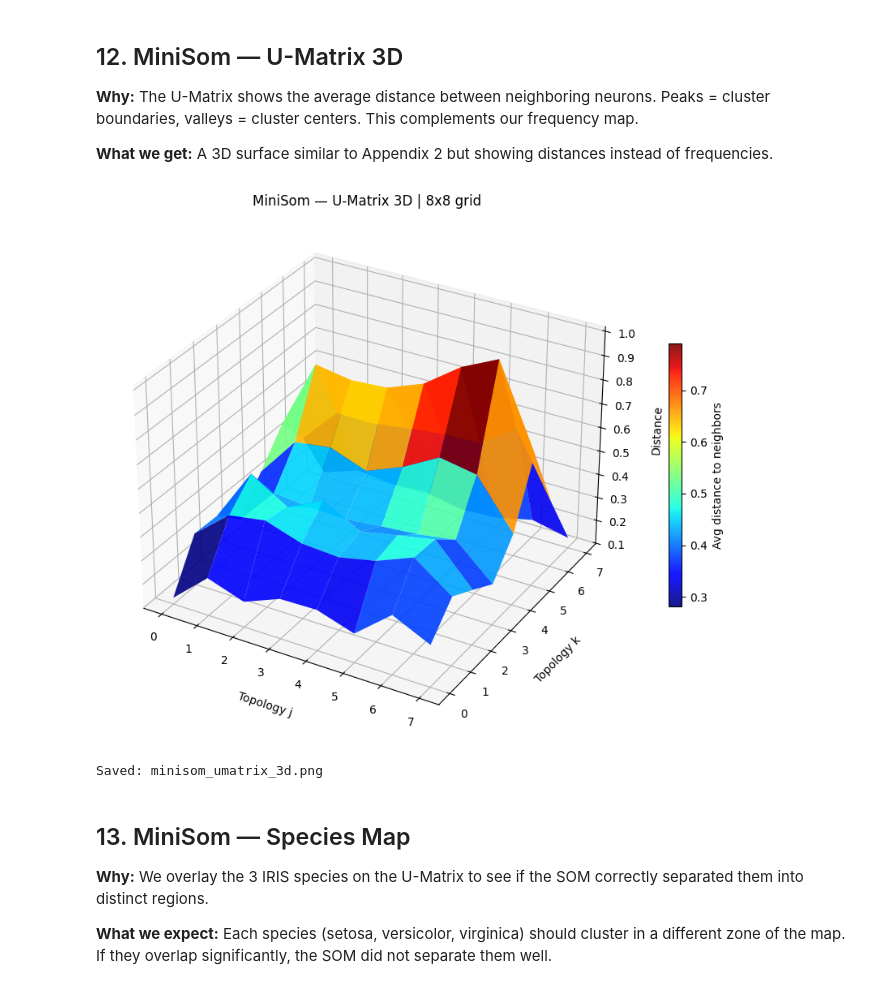
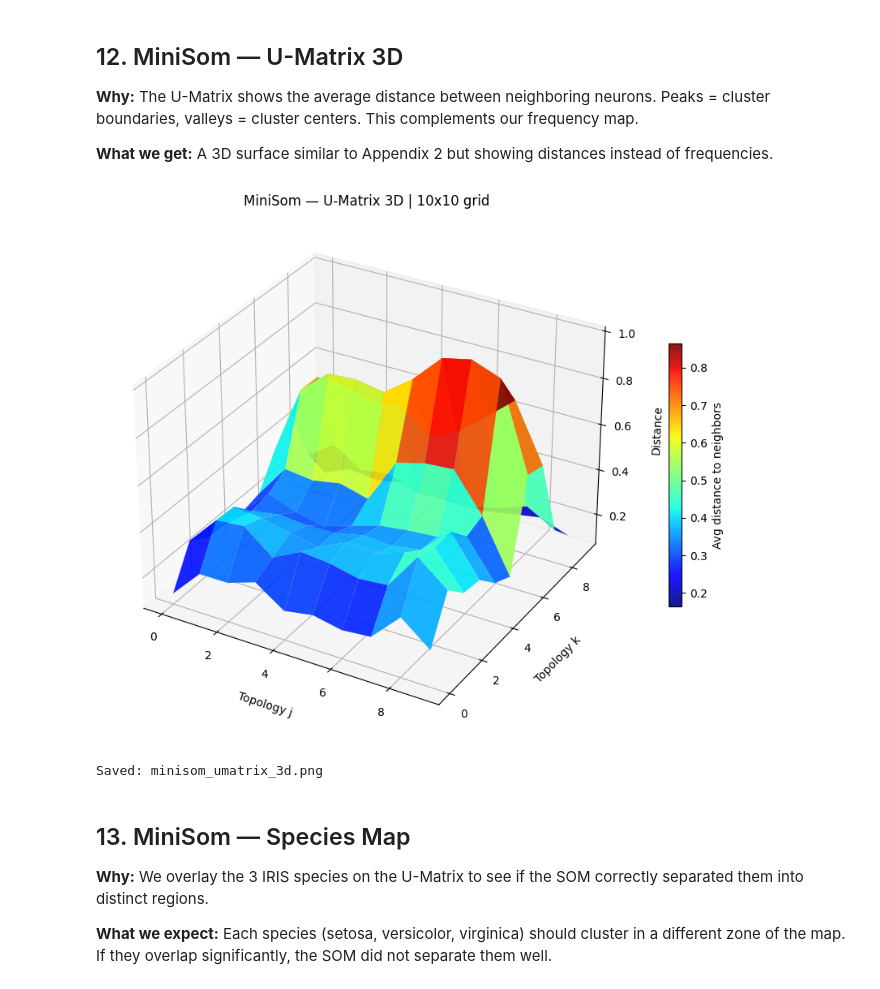
Before and after one commit to userrrcv/Data-Mining-, a Jupyter notebook: Homework2/SOM_Neural_Network.ipynb, the cells around one changed output. Drawn from its saved outputs; the diff is of its cells as text; code cells hidden in the pictures.

```diff
--- a/Homework2/SOM_Neural_Network.ipynb
+++ b/Homework2/SOM_Neural_Network.ipynb
@@ -467,17 +468,17 @@ lr = 0.9       | Final Error: 0.0880
 # %%
 # Grid size formula from TA: m = ceil( sqrt(5 * sqrt(n_samples)) )
 # For IRIS (150 samples) -> ceil(sqrt(5 * sqrt(150))) = ceil(7.8) = 8
-grid_size = int(np.ceil(np.sqrt(5 * np.sqrt(X_scaled.shape[0]))))
-print(f'Recommended grid size: {grid_size}x{grid_size}')
+#grid_size = int(np.ceil(np.sqrt(5 * np.sqrt(X_scaled.shape[0]))))
+#print(f'Recommended grid size: {grid_size}x{grid_size}')
 
 som = MiniSom(
-    x=grid_size, y=grid_size,
+    x=10, y=10,
     input_len=X_scaled.shape[1],
     sigma=1.5,           # neighborhood radius
-    learning_rate=0.5,   # same as our best lr
+    learning_rate=0.7,   # same as our best lr
     random_seed=42
 )
 som.pca_weights_init(X_scaled)           # smarter initialization using PCA
-som.train_batch(X_scaled, 10000, verbose=False)
+som.train_batch(X_scaled, 1000, verbose=False)
 print('MiniSom training complete.')
 # %% [output]
@@ -523,25 +523,25 @@ print(df_counts.to_string())
 # %%
 u_matrix = som.distance_map()
 
 J_m, K_m = np.meshgrid(np.arange(u_matrix.shape[1]), np.arange(u_matrix.shape[0]))
 
 fig = plt.figure(figsize=(10, 7))
 ax  = fig.add_subplot(111, projection='3d')
 
 surf = ax.plot_surface(J_m, K_m, u_matrix, cmap='jet', edgecolor='none', alpha=0.9)
 
 ax.set_xlabel('Topology j', labelpad=10)
 ax.set_ylabel('Topology k', labelpad=10)
 ax.set_zlabel('Distance',   labelpad=10)
-ax.set_title(f'MiniSom — U-Matrix 3D | {grid_size}x{grid_size} grid')
+ax.set_title(f'MiniSom — U-Matrix 3D | {10}x{10} grid')
 
 fig.colorbar(surf, ax=ax, shrink=0.5, label='Avg distance to neighbors')
 plt.tight_layout()
 plt.savefig('minisom_umatrix_3d.png', dpi=150, bbox_inches='tight')
 plt.show()
 print('Saved: minisom_umatrix_3d.png')
 # %% [output]
-[figure, old version]
+[figure, new version]
 Saved: minisom_umatrix_3d.png
 # %% [markdown]
 ## 13. MiniSom — Species Map
```
Also changed, not shown: parts of 7 cells of this notebook.
